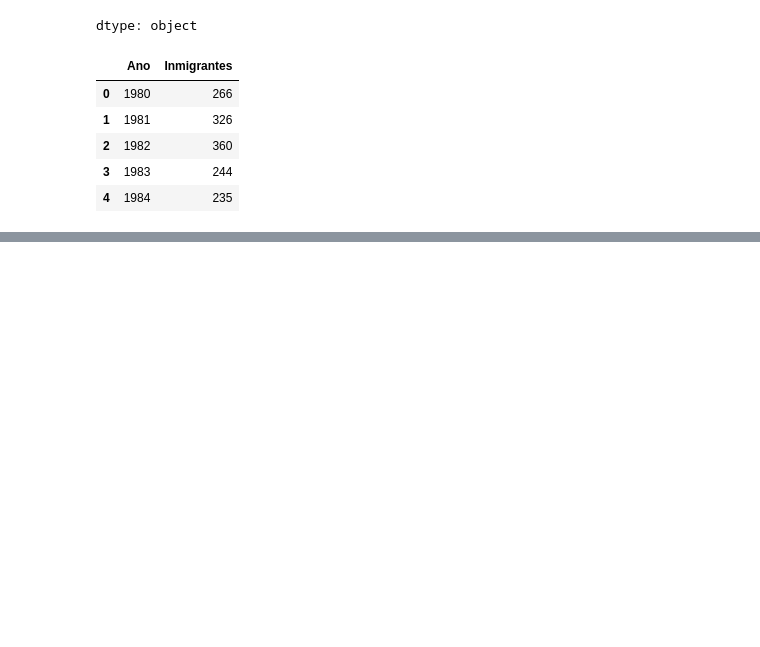
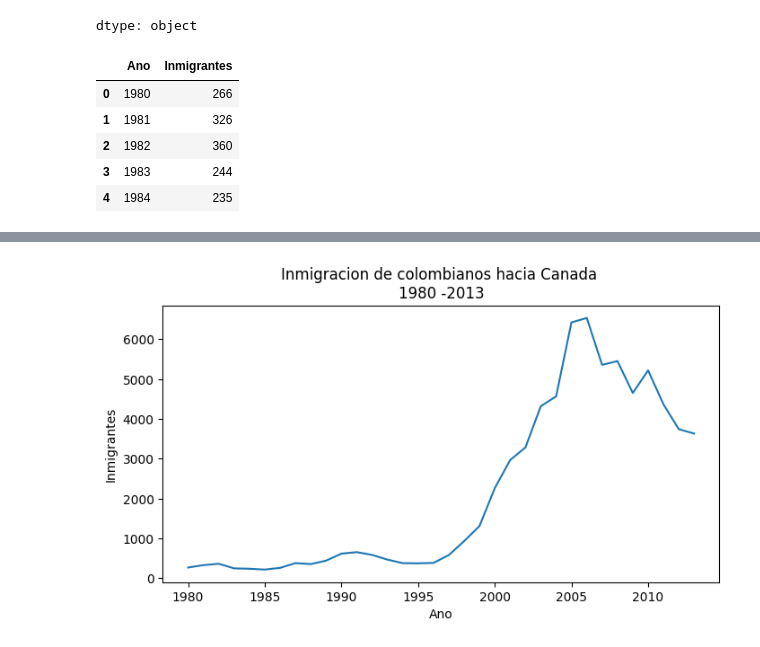
Before and after one commit to TheRealMrR/One_SegundaParte, a Jupyter notebook: visualizacion_de_datos_con_python.ipynb, the cells around one changed output, grey strips where cells are left out. Cells and saved outputs as stored; diff of their text form; code cells hidden in the pictures; blank space fills up the shorter version.

```diff
--- a/visualizacion_de_datos_con_python.ipynb
+++ b/visualizacion_de_datos_con_python.ipynb
@@ -123,0 +136,10 @@ plt.xticks(['1980','1985,'])
+# %%
+fig, ax = plt.subplots(figsize = (8,4))
+ax.plot(datos_col['Ano'],datos_col['Inmigrantes'])
+ax.xaxis.set_major_locator(plt.MultipleLocator(5))
+ax.set_title('Inmigracion de colombianos hacia Canada \n1980 -2013')
+ax.set_xlabel('Ano')
+ax.set_ylabel('Inmigrantes')
+plt.show()
+# %% [output]
+[figure, added]
```
Also changed, not shown: parts of 4 cells of this notebook.
